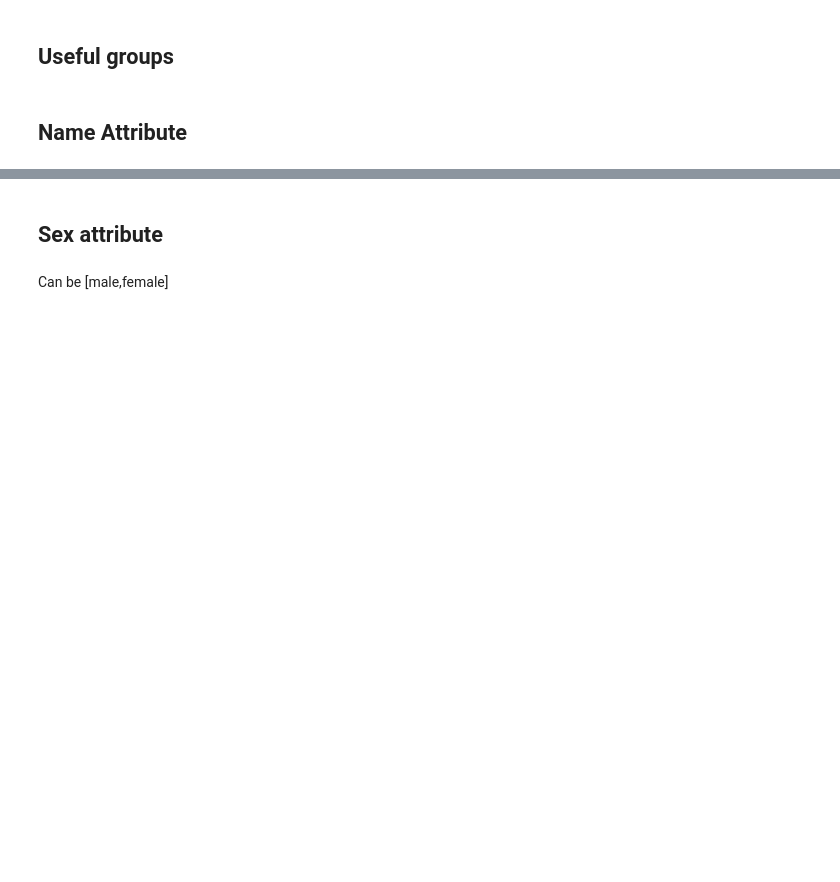
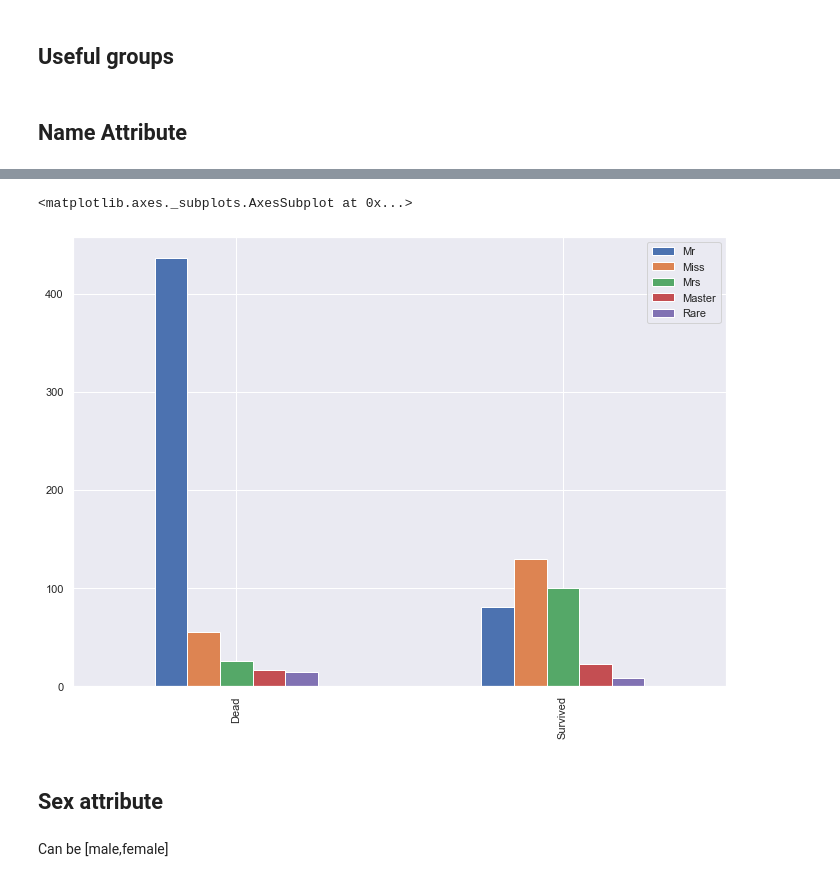
Before and after one commit to johnnyloreano/titanic, a Jupyter notebook: Untitled.ipynb, the cells around one changed output, grey strips where cells are left out. Drawn from its saved outputs; the diff is of its cells as text; code cells hidden in the pictures; blank space fills up the shorter version.

```diff
--- a/Untitled.ipynb
+++ b/Untitled.ipynb
@@ -157,3 +180,8 @@ dataset['Title'] = dataset['Title'].fillna(0)
+# %%
+survived_bar('Title').rename(columns= {1 : "Mr", 2 : "Miss" , 3 : "Mrs", 4 : "Master", 5 : "Rare"}).plot(kind = "bar")
+# %% [output]
+<matplotlib.axes._subplots.AxesSubplot at 0x...>
+[figure, added]
 # %% [markdown]
 ## Sex attribute
 # %% [markdown]
```
Also changed, not shown: parts of 32 cells of this notebook.
